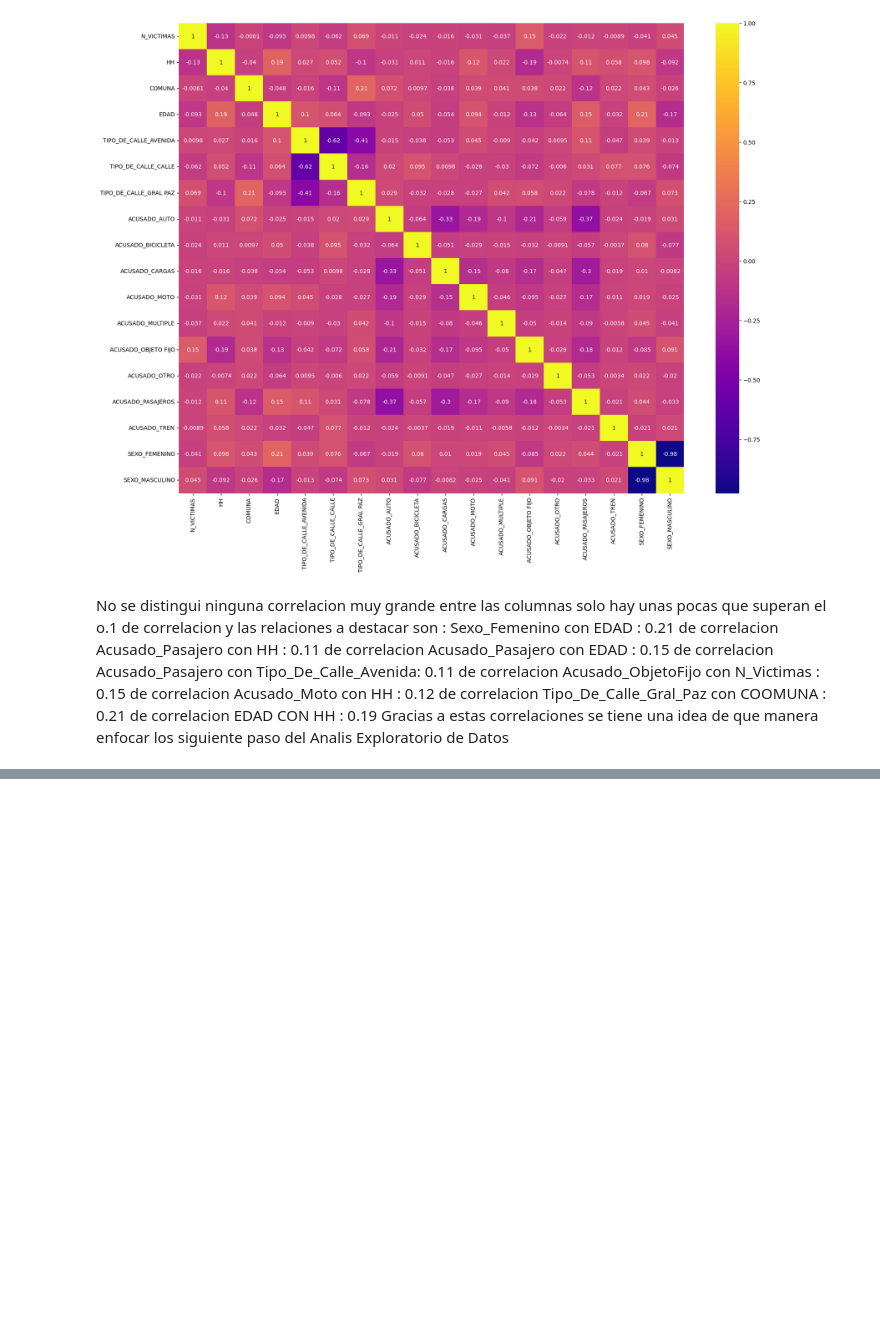
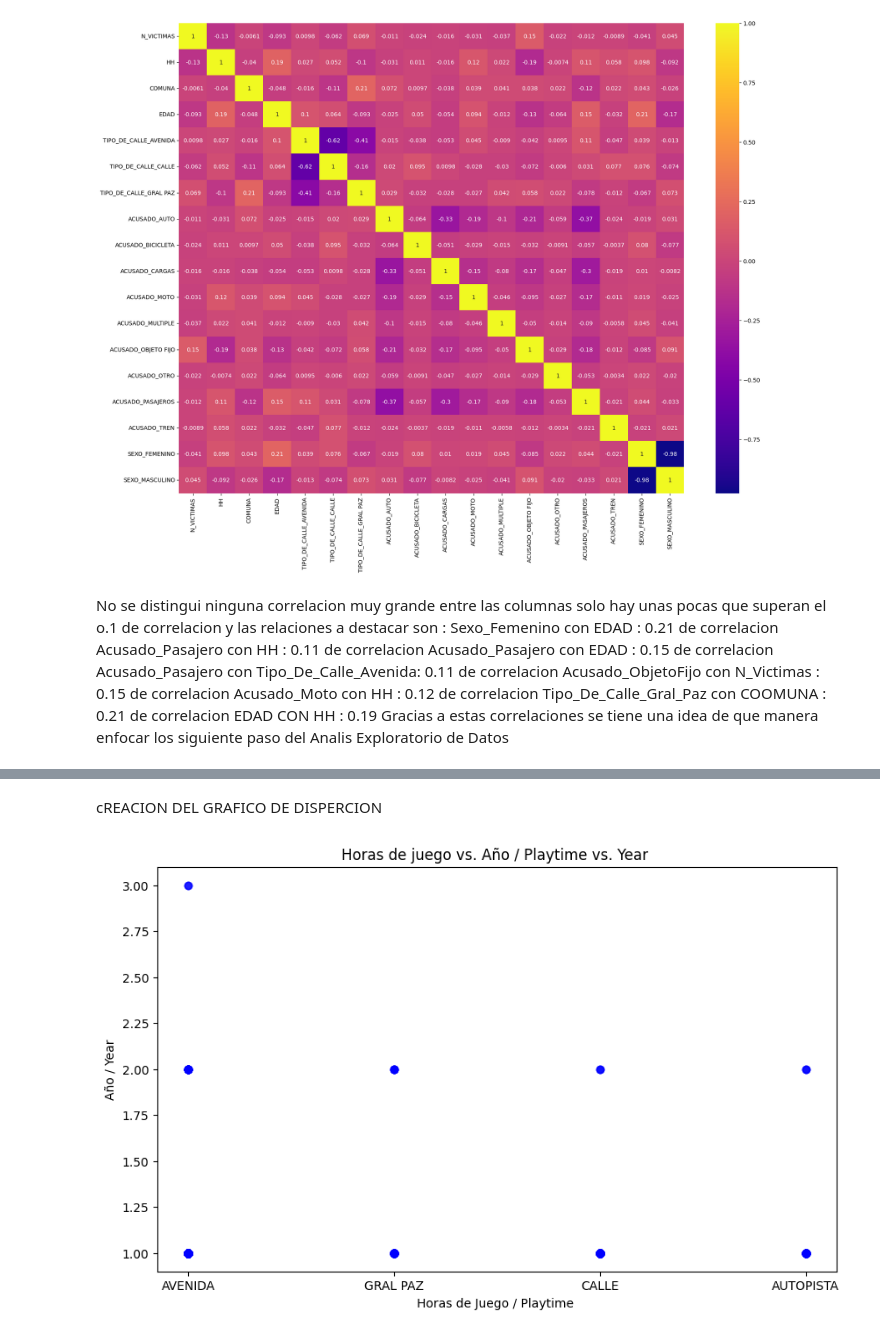
Before and after one commit to AlejoDiezGomez/PI02_DA, a Jupyter notebook: EDA.ipynb, the cells around one changed output, grey strips where cells are left out. Saved outputs shown, nothing was run; the diff lists cells and outputs as text; code cells hidden in the pictures; blank space fills up the shorter version.

```diff
--- a/EDA.ipynb
+++ b/EDA.ipynb
@@ -182,0 +216,14 @@ Gracias a estas correlaciones se tiene una idea de que manera enfocar los siguie
+# %% [markdown]
+cREACION DEL GRAFICO DE DISPERCION
+# %%
+plt.figure(figsize=(10, 6))
+
+# creacion del grafico de dispersion / creation of the scatter plot
+plt.scatter(df_merged['TIPO_DE_CALLE'], df_merged['N_VICTIMAS'], color='blue', alpha=0.5)
+
+# Agrega etiquetas y titulos / Add tags and titles
+plt.title('Horas de juego vs. Año / Playtime vs. Year ')
+plt.xlabel('Horas de Juego / Playtime ')
+plt.ylabel('Año / Year');
+# %% [output]
+[figure, added]
```
Also changed, not shown: parts of 9 cells of this notebook.
